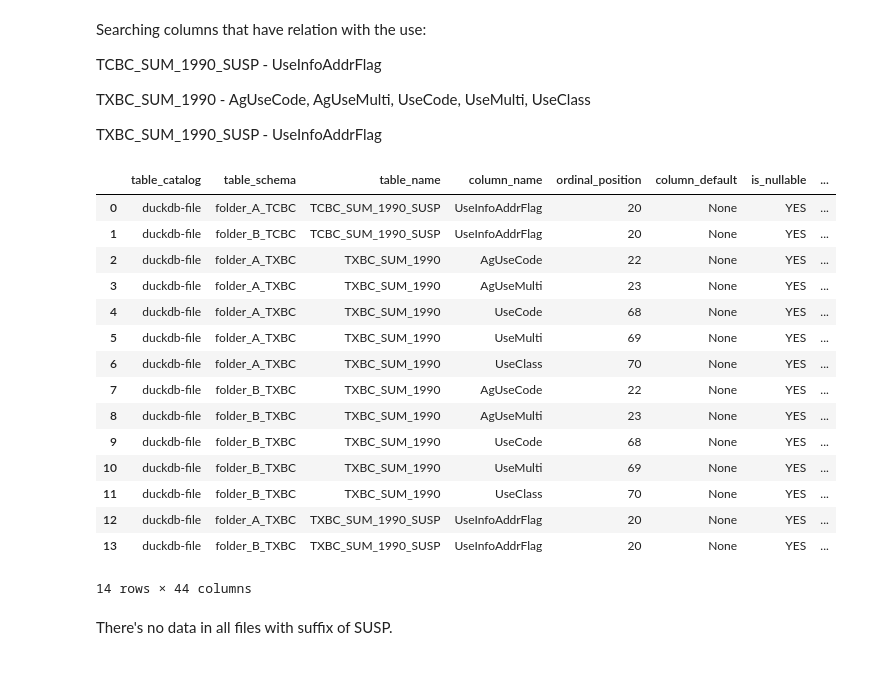
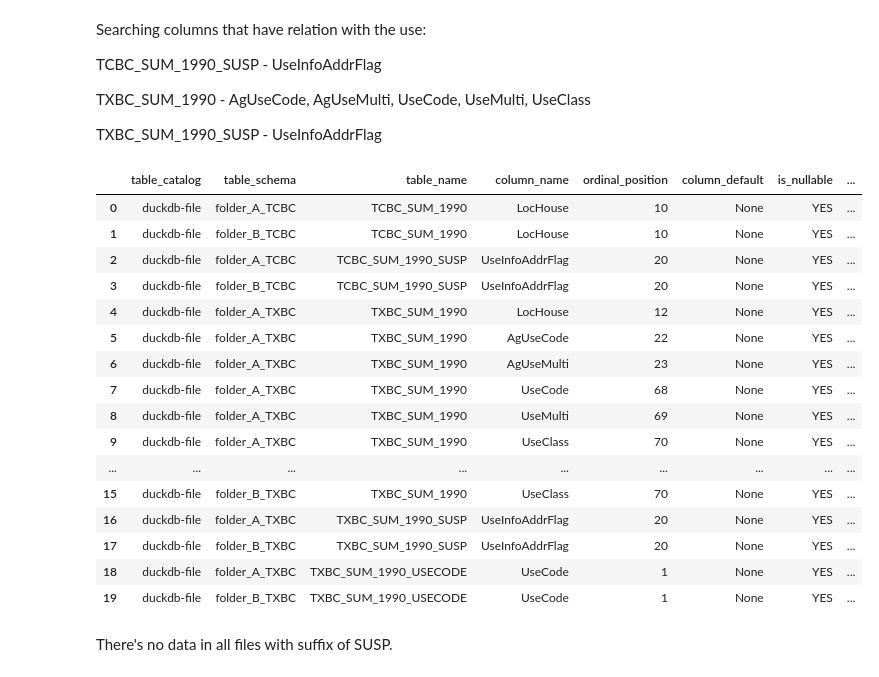
Before and after one commit to jameshowison/tcad_capstone, a Jupyter notebook: explore_tcad.ipynb, the cells around one changed output. Cells and saved outputs as stored; diff of their text form; code cells hidden in the pictures.

```diff
--- a/explore_tcad.ipynb
+++ b/explore_tcad.ipynb
@@ -193,6 +244,8 @@ import pandas as pd
 %config SqlMagic.autopandas = True
 %config SqlMagic.feedback = False
 %config SqlMagic.displaycon = False
+# %%
+pd.options.display.max_columns = None
 # %%
 %sql duckdb:///duckdb-file.db
 # %%
@@ -426,25 +568,26 @@ TXBC_SUM_1990_SUSP - UseInfoAddrFlag
 # %%
 %%sql
 SELECT * FROM information_schema.columns
-WHERE column_name LIKE '%Use%'
+WHERE column_name ILIKE '%Use%'
 ORDER BY table_name;
 # %% [output]
 |  | table_catalog | table_schema | table_name | column_name | ordinal_position | column_default | is_nullable | ... |
-| 0 | duckdb-file | folder_A_TCBC | TCBC_SUM_1990_SUSP | UseInfoAddrFlag | 20 | None | YES | ... |
-| 1 | duckdb-file | folder_B_TCBC | TCBC_SUM_1990_SUSP | UseInfoAddrFlag | 20 | None | YES | ... |
-| 2 | duckdb-file | folder_A_TXBC | TXBC_SUM_1990 | AgUseCode | 22 | None | YES | ... |
-| 3 | duckdb-file | folder_A_TXBC | TXBC_SUM_1990 | AgUseMulti | 23 | None | YES | ... |
-| 4 | duckdb-file | folder_A_TXBC | TXBC_SUM_1990 | UseCode | 68 | None | YES | ... |
-| 5 | duckdb-file | folder_A_TXBC | TXBC_SUM_1990 | UseMulti | 69 | None | YES | ... |
-| 6 | duckdb-file | folder_A_TXBC | TXBC_SUM_1990 | UseClass | 70 | None | YES | ... |
-| 7 | duckdb-file | folder_B_TXBC | TXBC_SUM_1990 | AgUseCode | 22 | None | YES | ... |
-| 8 | duckdb-file | folder_B_TXBC | TXBC_SUM_1990 | AgUseMulti | 23 | None | YES | ... |
-| 9 | duckdb-file | folder_B_TXBC | TXBC_SUM_1990 | UseCode | 68 | None | YES | ... |
-| 10 | duckdb-file | folder_B_TXBC | TXBC_SUM_1990 | UseMulti | 69 | None | YES | ... |
-| 11 | duckdb-file | folder_B_TXBC | TXBC_SUM_1990 | UseClass | 70 | None | YES | ... |
-| 12 | duckdb-file | folder_A_TXBC | TXBC_SUM_1990_SUSP | UseInfoAddrFlag | 20 | None | YES | ... |
-| 13 | duckdb-file | folder_B_TXBC | TXBC_SUM_1990_SUSP | UseInfoAddrFlag | 20 | None | YES | ... |
+| 0 | duckdb-file | folder_A_TCBC | TCBC_SUM_1990 | LocHouse | 10 | None | YES | ... |
+| 1 | duckdb-file | folder_B_TCBC | TCBC_SUM_1990 | LocHouse | 10 | None | YES | ... |
+| 2 | duckdb-file | folder_A_TCBC | TCBC_SUM_1990_SUSP | UseInfoAddrFlag | 20 | None | YES | ... |
+| 3 | duckdb-file | folder_B_TCBC | TCBC_SUM_1990_SUSP | UseInfoAddrFlag | 20 | None | YES | ... |
+| 4 | duckdb-file | folder_A_TXBC | TXBC_SUM_1990 | LocHouse | 12 | None | YES | ... |
+| 5 | duckdb-file | folder_A_TXBC | TXBC_SUM_1990 | AgUseCode | 22 | None | YES | ... |
+| 6 | duckdb-file | folder_A_TXBC | TXBC_SUM_1990 | AgUseMulti | 23 | None | YES | ... |
+| 7 | duckdb-file | folder_A_TXBC | TXBC_SUM_1990 | UseCode | 68 | None | YES | ... |
+| 8 | duckdb-file | folder_A_TXBC | TXBC_SUM_1990 | UseMulti | 69 | None | YES | ... |
+| 9 | duckdb-file | folder_A_TXBC | TXBC_SUM_1990 | UseClass | 70 | None | YES | ... |
+| ... | ... | ... | ... | ... | ... | ... | ... | ... |
+| 15 | duckdb-file | folder_B_TXBC | TXBC_SUM_1990 | UseClass | 70 | None | YES | ... |
+| 16 | duckdb-file | folder_A_TXBC | TXBC_SUM_1990_SUSP | UseInfoAddrFlag | 20 | None | YES | ... |
+| 17 | duckdb-file | folder_B_TXBC | TXBC_SUM_1990_SUSP | UseInfoAddrFlag | 20 | None | YES | ... |
+| 18 | duckdb-file | folder_A_TXBC | TXBC_SUM_1990_USECODE | UseCode | 1 | None | YES | ... |
+| 19 | duckdb-file | folder_B_TXBC | TXBC_SUM_1990_USECODE | UseCode | 1 | None | YES | ... |
-14 rows × 44 columns
 # %% [markdown]
 There's no data in all files with suffix of SUSP.
 # %%
```
Also changed, not shown: parts of 56 cells of this notebook.
